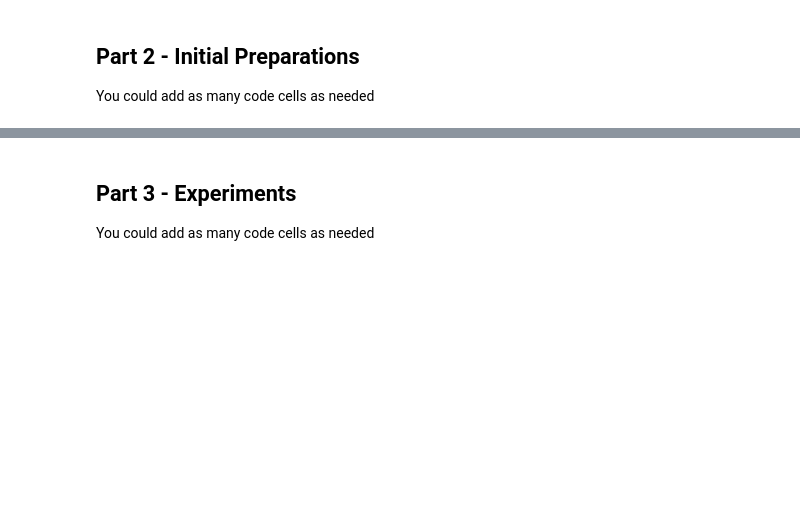
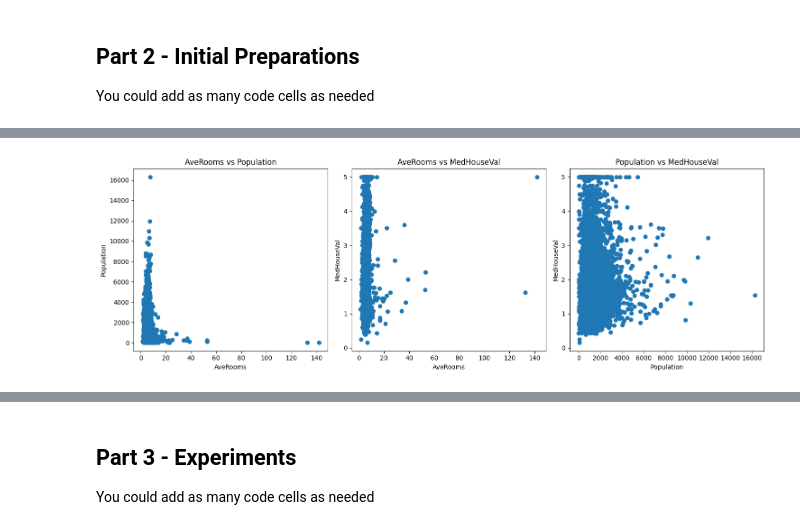
Before and after one commit to agamordechai/ml_house_prices, a Jupyter notebook: Assignment2_supervised_learning_flow.ipynb, the cells around one changed output, grey strips where cells are left out. Cells and saved outputs as stored; diff of their text form; code cells hidden in the pictures; blank space fills up the shorter version.

Commit message:
added plot graphs

```diff
--- a/Assignment2_supervised_learning_flow.ipynb
+++ b/Assignment2_supervised_learning_flow.ipynb
@@ -86,0 +86,24 @@ print(df1.head(), df2.head())
+# %%
+figure, axes = plt.subplots(1, 3, figsize=(15, 5))
+
+col1, col2, col3 = "AveRooms", "Population", "MedHouseVal"
+
+axes[0].scatter(df1[col1], df1[col2])
+axes[0].set_xlabel(col1)
+axes[0].set_ylabel(col2)
+axes[0].set_title(f'{col1} vs {col2}')
+
+axes[1].scatter(df1[col1], df1[col3])
+axes[1].set_xlabel(col1)
+axes[1].set_ylabel(col3)
+axes[1].set_title(f'{col1} vs {col3}')
+
+axes[2].scatter(df1[col2], df1[col3])
+axes[2].set_xlabel(col2)
+axes[2].set_ylabel(col3)
+axes[2].set_title(f'{col2} vs {col3}')
+
+plt.tight_layout()
+plt.show()
+# %% [output]
+[figure, added]
```
Also changed, not shown: parts of 4 cells of this notebook.
